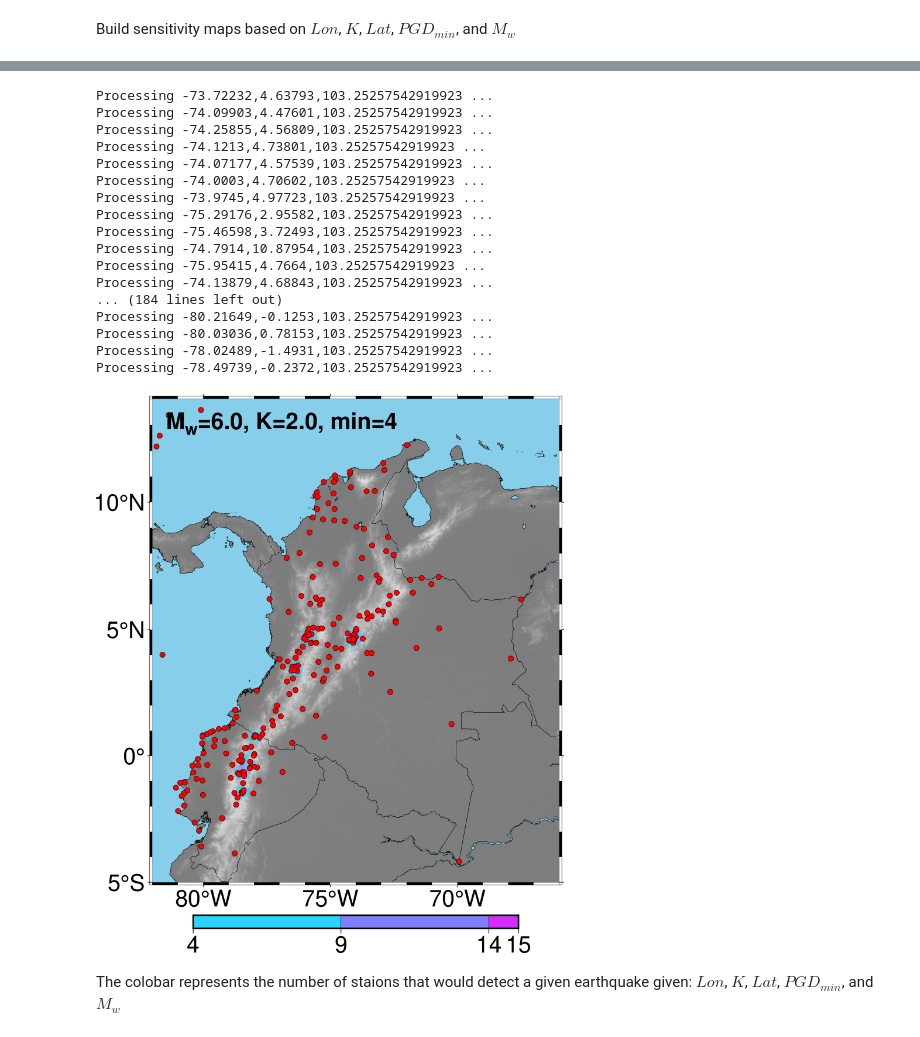
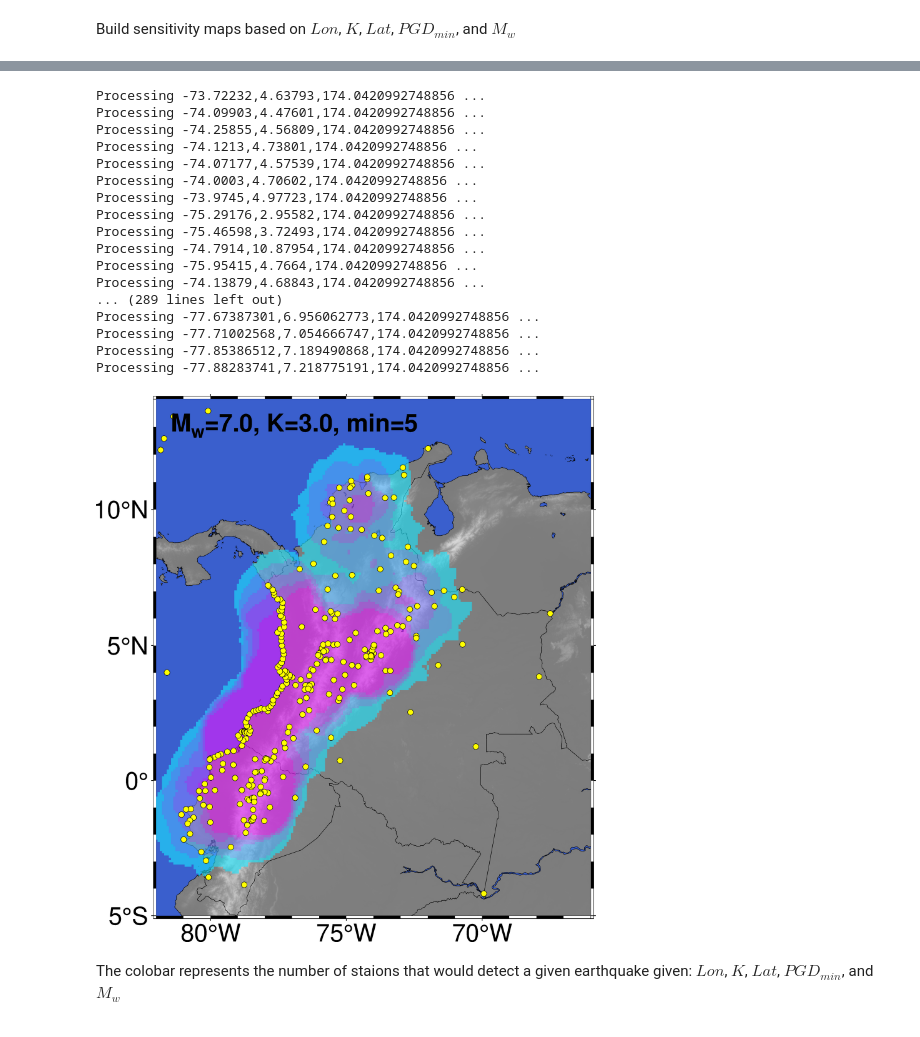
Before and after one commit to david-mencin/ColombiaEEW, a Jupyter notebook: Sensitivty.ipynb, the cells around one changed output, grey strips where cells are left out. Cells and saved outputs as stored; diff of their text form; code cells hidden in the pictures.

```diff
--- a/Sensitivty.ipynb
+++ b/Sensitivty.ipynb
@@ -264,14 +264,15 @@ min_lat = -5
 max_lat = 14
 # %%
 # Define K and MW
-k = 2
-Mw = 6.5
-min_station = 4
+k = 3
+Mw = 7.0
+min_station = 5
 # %%
 gmt_input_filename = 'temp_colombia.csv'
 #station_input_filename = '2022-01-19-cGNSS-Colombia-Noise.csv'
 colombia_stations = 'Colombia-Noise.csv'
 ecuador_stations = 'Ecuador-Noise.csv'
+sim25_stations = 'Sim-25km-Noise.csv'
 heatmap_filename = "heat_map_colombia.nc"
 # %%
 # read in the topograpy for generating background map
@@ -280,7 +281,8 @@ topo = pygmt.datasets.load_earth_relief(region=[min_lon,max_lon,min_lat,max_lat]
 # Read in station locations and noise for each station
 dfE = pd.read_csv(ecuador_stations)
 dfC = pd.read_csv(colombia_stations)
-frames = [dfC, dfE ]
+df25 = pd.read_csv(sim25_stations)
+frames = [dfC, dfE, df25 ]
 df = pd.concat(frames)
 df
 # %% [output]
@@ -306,47 +308,46 @@ header=["lon","lat","distance"]
 df.to_csv(gmt_input_filename, columns = header, header = False, index = False)
 # %%
 # Call external zsh script to deal with the fact that parts of GMT
-# were not included in pyGMT, it's possible that this could be done
 # within geoPandas, but there was no easy way
 # look into this for "production" but for the paper it's fine.
 extent = "{}/{}/{}/{}".format(min_lon,max_lon,min_lat,max_lat)
 !./make_heat_map.zsh {extent} {heatmap_filename} {gmt_input_filename} {min_station}
 # %% [output]
-Processing -73.72232,4.63793,103.25257542919923 ...
-Processing -74.09903,4.47601,103.25257542919923 ...
-Processing -74.25855,4.56809,103.25257542919923 ...
-Processing -74.1213,4.73801,103.25257542919923 ...
-Processing -74.07177,4.57539,103.25257542919923 ...
-Processing -74.0003,4.70602,103.25257542919923 ...
-Processing -73.9745,4.97723,103.25257542919923 ...
-Processing -75.29176,2.95582,103.25257542919923 ...
-Processing -75.46598,3.72493,103.25257542919923 ...
-Processing -74.7914,10.87954,103.25257542919923 ...
-Processing -75.95415,4.7664,103.25257542919923 ...
-Processing -74.13879,4.68843,103.25257542919923 ...
-... (184 lines left out)
-Processing -80.21649,-0.1253,103.25257542919923 ...
-Processing -80.03036,0.78153,103.25257542919923 ...
-Processing -78.02489,-1.4931,103.25257542919923 ...
-Processing -78.49739,-0.2372,103.25257542919923 ...
+Processing -73.72232,4.63793,174.0420992748856 ...
+Processing -74.09903,4.47601,174.0420992748856 ...
+Processing -74.25855,4.56809,174.0420992748856 ...
+Processing -74.1213,4.73801,174.0420992748856 ...
+Processing -74.07177,4.57539,174.0420992748856 ...
+Processing -74.0003,4.70602,174.0420992748856 ...
+Processing -73.9745,4.97723,174.0420992748856 ...
+Processing -75.29176,2.95582,174.0420992748856 ...
+Processing -75.46598,3.72493,174.0420992748856 ...
+Processing -74.7914,10.87954,174.0420992748856 ...
+Processing -75.95415,4.7664,174.0420992748856 ...
+Processing -74.13879,4.68843,174.0420992748856 ...
+... (289 lines left out)
+Processing -77.67387301,6.956062773,174.0420992748856 ...
+Processing -77.71002568,7.054666747,174.0420992748856 ...
+Processing -77.85386512,7.189490868,174.0420992748856 ...
+Processing -77.88283741,7.218775191,174.0420992748856 ...
 # %%
 # Build figure using pyGMT
 projection = "M-71.5/8/15c"
 label= "M@-w@-=" + "{:.1f}".format(Mw) + ", K=" + "{:.1f}".format(k) + ", min=" + "{:.0f}".format(min_station)
 fig = pygmt.Figure()
 with pygmt.config(FONT_ANNOT_PRIMARY="24p,Helvetica,black"):
     fig.basemap(projection=projection, region=[min_lon,max_lon,min_lat,max_lat], frame=True)
     fig.grdimage(grid=topo,cmap="gray")
-    fig.coast(shorelines=True, water="skyblue", borders=1)
-    color=pygmt.grd2cpt(grid='heat_map_colombia.nc',cmap="cool", series=[min_station,5*min_station,5],no_bg=True)
+    fig.coast(shorelines=True, water="Royalblue3", borders=1)
+    color=pygmt.grd2cpt(grid='heat_map_colombia.nc',cmap="cool", series=[min_station,5*min_station,min_station],no_bg=True)
     fig.grdimage(grid='heat_map_colombia.nc',cmap=color,transparency=40,nan_transparent=True)
-    fig.plot(x=df.lon, y=df.lat, style="c0.2c", color="red", pen="black")
+    fig.plot(x=df.lon, y=df.lat, style="c0.2c", color="yellow", pen="black")
     fig.text(text=label, position="LT", offset=".5c/-.5c", font="24p,Helvetica-Bold,black")
     #fig2.grdcontour(grid='heat_map.nc')
-    fig.colorbar(truncate=[min_station,15])
+    #fig.colorbar()
     fig.show()
 # %% [output]
-[figure, old version]
+[figure, new version]
 # %% [markdown]
 The colobar represents the number of staions that would detect a given earthquake given:  $Lon$, $K$, $Lat$, $PGD_{min}$, and $M_{w}$
 # %%
```
Also changed, not shown: parts of 1 cell of this notebook, 2 other files.
